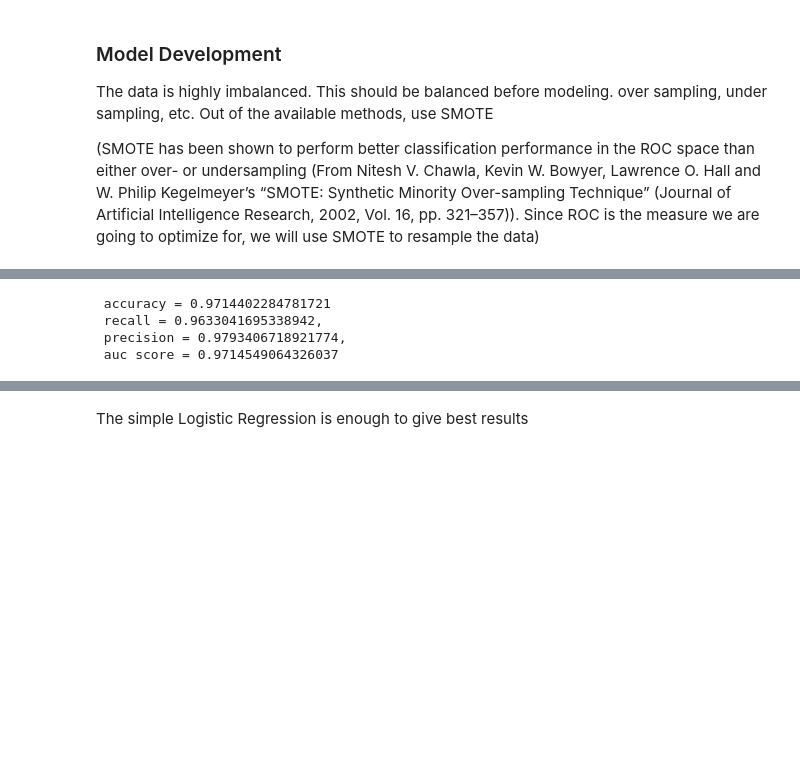
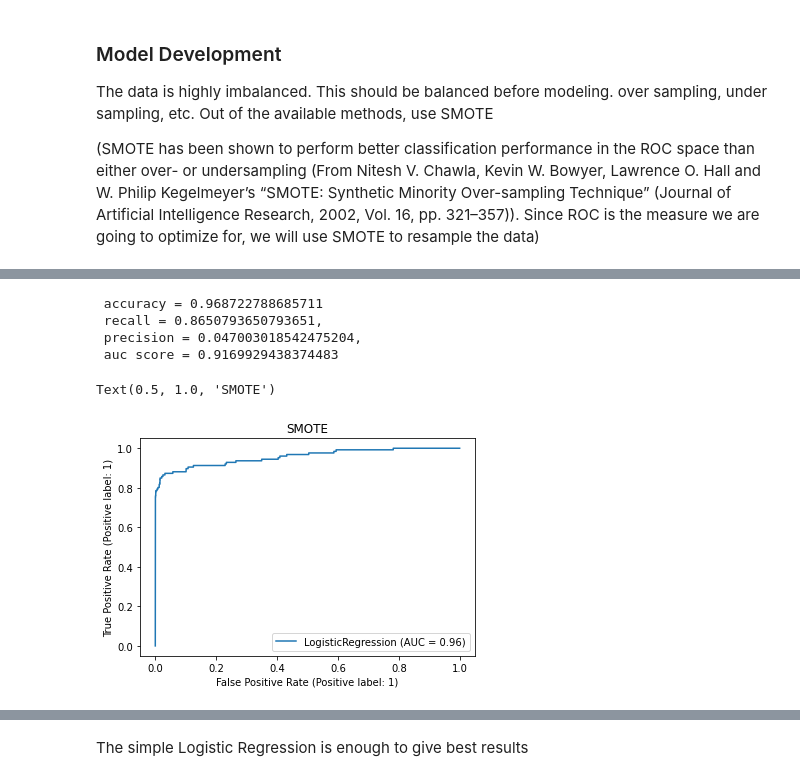
Before and after one commit to MuafiraThasni/Credit-Card-Fraud-Prediction, a Jupyter notebook: credit_card_note.ipynb, the cells around one changed output, grey strips where cells are left out. Drawn from its saved outputs; the diff is of its cells as text; code cells hidden in the pictures; blank space fills up the shorter version.

```diff
--- a/credit_card_note.ipynb
+++ b/credit_card_note.ipynb
@@ -214,15 +263,14 @@ X_train,X_test,y_train,y_test = train_test_split(X,y)
+# %%
+sampling_model = SMOTE() # SMOTE Sampling method
+X_resampled,y_resampled = sampling_model.fit_resample(X_train,y_train) # output the resampled predictors and target value
+fraud = y_resampled[~(y_resampled == 1)] # fraud values after resampling
 # %%
-model = LogisticRegression()
-model.fit(X_train,y_train)
-y_pred = model.predict(X_test)
-accuracy = accuracy_score(y_test,y_pred)
-f1 = f1_score(y_test,y_pred)
-recall = recall_score(y_test,y_pred)
-prec = precision_score(y_test,y_pred)
-auc = roc_auc_score(y_test,y_pred)
-print(f' accuracy = {accuracy}\n recall = {recall}, \n precision = {prec}, \n auc score = {auc}')
+model_smote = train_model_LR(X_resampled,y_resampled,X_test,y_test)
+plt.title("SMOTE")
 # %% [output]
- accuracy = 0.9714402284781721
- recall = 0.9633041695338942,
- precision = 0.9793406718921774,
- auc score = 0.9714549064326037
+ accuracy = 0.968722788685711
+ recall = 0.8650793650793651,
+ precision = 0.047003018542475204,
+ auc score = 0.9169929438374483
+Text(0.5, 1.0, 'SMOTE')
+[figure, added]
```
Also changed, not shown: parts of 16 cells of this notebook.
